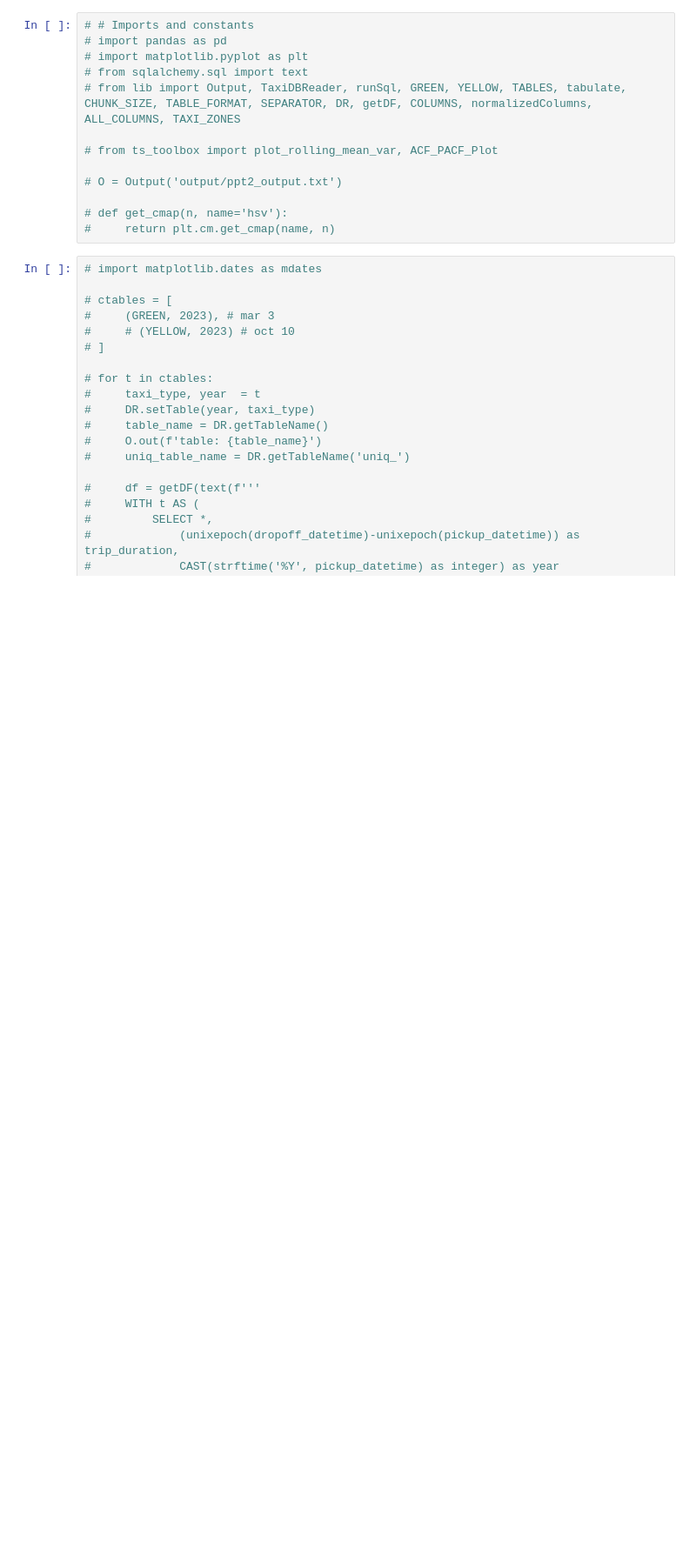
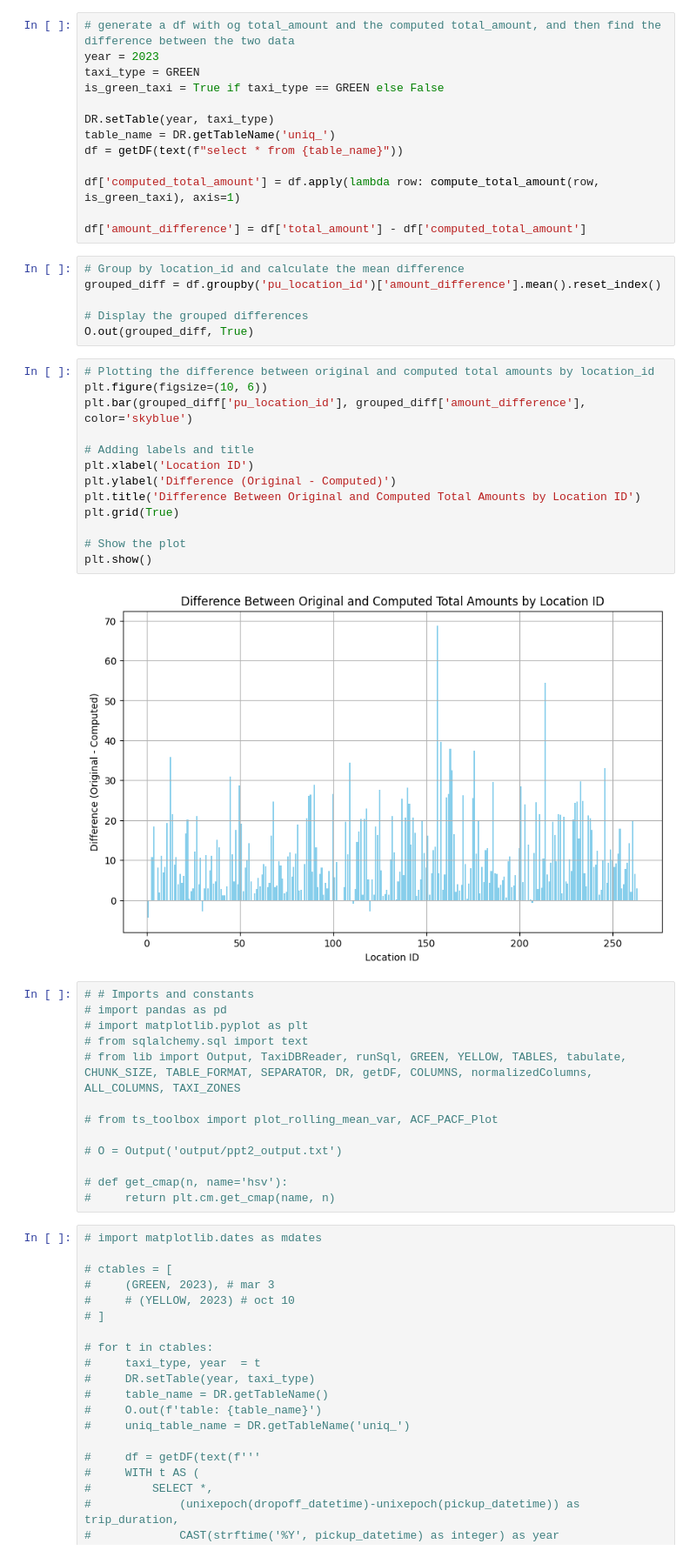
Before and after one commit to IshMakwana/DSCapstone, a Jupyter notebook: pg2.ipynb, the cells around one changed output. Shown at 87% size. Saved outputs shown, nothing was run; the diff lists cells and outputs as text; blank space fills up the shorter version.

```diff
--- a/pg2.ipynb
+++ b/pg2.ipynb
@@ -80,3 +188,37 @@ print(f"Estimated Total Amount: ${total_estimated_amount:.2f}")
+# %%
+# generate a df with og total_amount and the computed total_amount, and then find the difference between the two data
+year = 2023
+taxi_type = GREEN
+is_green_taxi = True if taxi_type == GREEN else False
+
+DR.setTable(year, taxi_type)
+table_name = DR.getTableName('uniq_')
+df = getDF(text(f"select * from {table_name}"))
+
+df['computed_total_amount'] = df.apply(lambda row: compute_total_amount(row, is_green_taxi), axis=1)
+
+df['amount_difference'] = df['total_amount'] - df['computed_total_amount']
+# %%
+# Group by location_id and calculate the mean difference
+grouped_diff = df.groupby('pu_location_id')['amount_difference'].mean().reset_index()
+
+# Display the grouped differences
+O.out(grouped_diff, True)
+# %%
+# Plotting the difference between original and computed total amounts by location_id
+plt.figure(figsize=(10, 6))
+plt.bar(grouped_diff['pu_location_id'], grouped_diff['amount_difference'], color='skyblue')
+
+# Adding labels and title
+plt.xlabel('Location ID')
+plt.ylabel('Difference (Original - Computed)')
+plt.title('Difference Between Original and Computed Total Amounts by Location ID')
+plt.grid(True)
+
+# Show the plot
+plt.show()
+# %% [output]
+[figure, added]
 # %%
 # # Imports and constants
 # import pandas as pd
```
Also changed, not shown: parts of 6 cells of this notebook.
